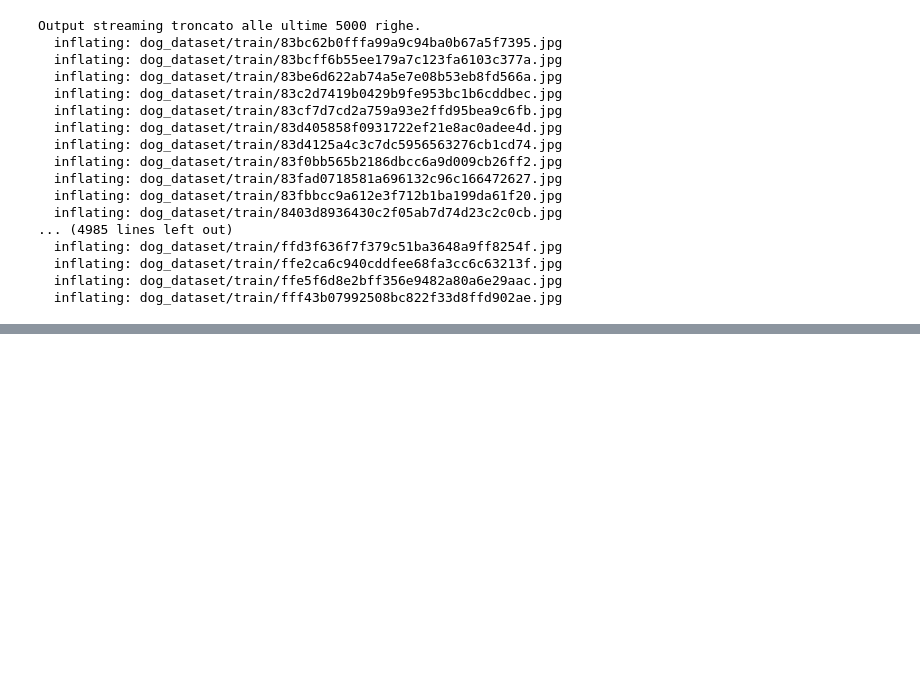
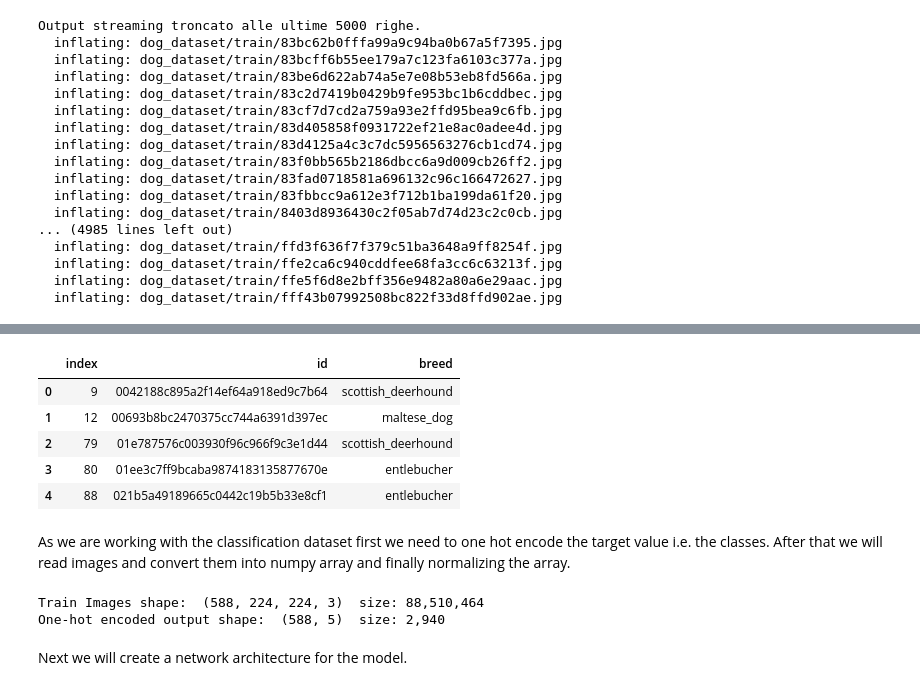
Before and after one commit to DPasqua99/Dog_breed_prediction, a Jupyter notebook: Dog_breed_prediciton.ipynb, the cells around one changed output, grey strips where cells are left out. Drawn from its saved outputs; the diff is of its cells as text; code cells hidden in the pictures; blank space fills up the shorter version.

Commit message:
Data preprocessing, build and train model

```diff
--- a/Dog_breed_prediciton.ipynb
+++ b/Dog_breed_prediciton.ipynb
@@ -65,0 +80,3 @@ Output streaming troncato alle ultime 5000 righe.
+# %%
+labels_all = pd.read_csv('dog_dataset/labels.csv')
+labels_all.head()
@@ -65,0 +103,36 @@ Output streaming troncato alle ultime 5000 righe.
+# %%
+#select the first 3 breed
+CLASS_NAMES = ['maltese_dog', 'afghan_hound', 'entlebucher', 'scottish_deerhound', 'bernese_mountain_dog']
+labels = labels_all[labels_all['breed'].isin(CLASS_NAMES)]
+labels = labels.reset_index()
+labels.head()
+# %% [output]
+|  | index | id | breed |
+| 0 | 9 | 0042188c895a2f14ef64a918ed9c7b64 | scottish_deerhound |
+| 1 | 12 | 00693b8bc2470375cc744a6391d397ec | maltese_dog |
+| 2 | 79 | 01e787576c003930f96c966f9c3e1d44 | scottish_deerhound |
+| 3 | 80 | 01ee3c7ff9bcaba9874183135877670e | entlebucher |
+| 4 | 88 | 021b5a49189665c0442c19b5b33e8cf1 | entlebucher |
+# %% [markdown]
+As we are working with the classification dataset first we need to one hot encode the target value i.e. the classes. After that we will read images and convert them into numpy array and finally normalizing the array.
+# %%
+# Creating numpy matrix with zeros
+X_data = np.zeros((len(labels), 224, 224, 3), dtype='float32')
+# One hot encoding
+Y_data = label_binarize(labels['breed'], classes = CLASS_NAMES)
+
+# Reading and converting image to numpy array and normalizing dataset
+for i in tqdm(range(len(labels))):
+    img = image.load_img('dog_dataset/train/%s.jpg' % labels['id'][i], target_size=(224, 224))
+    img = image.img_to_array(img)
+    x = np.expand_dims(img.copy(), axis=0)
+    X_data[i] = x / 255.0
+
+# Printing train image and one hot encode shape & size
+print('\nTrain Images shape: ',X_data.shape,' size: {:,}'.format(X_data.size))
+print('One-hot encoded output shape: ',Y_data.shape,' size: {:,}'.format(Y_data.size))
+# %% [output]
+Train Images shape:  (588, 224, 224, 3)  size: 88,510,464
+One-hot encoded output shape:  (588, 5)  size: 2,940
+# %% [markdown]
+Next we will create a network architecture for the model.
```
Also changed, not shown: parts of 8 cells of this notebook.
